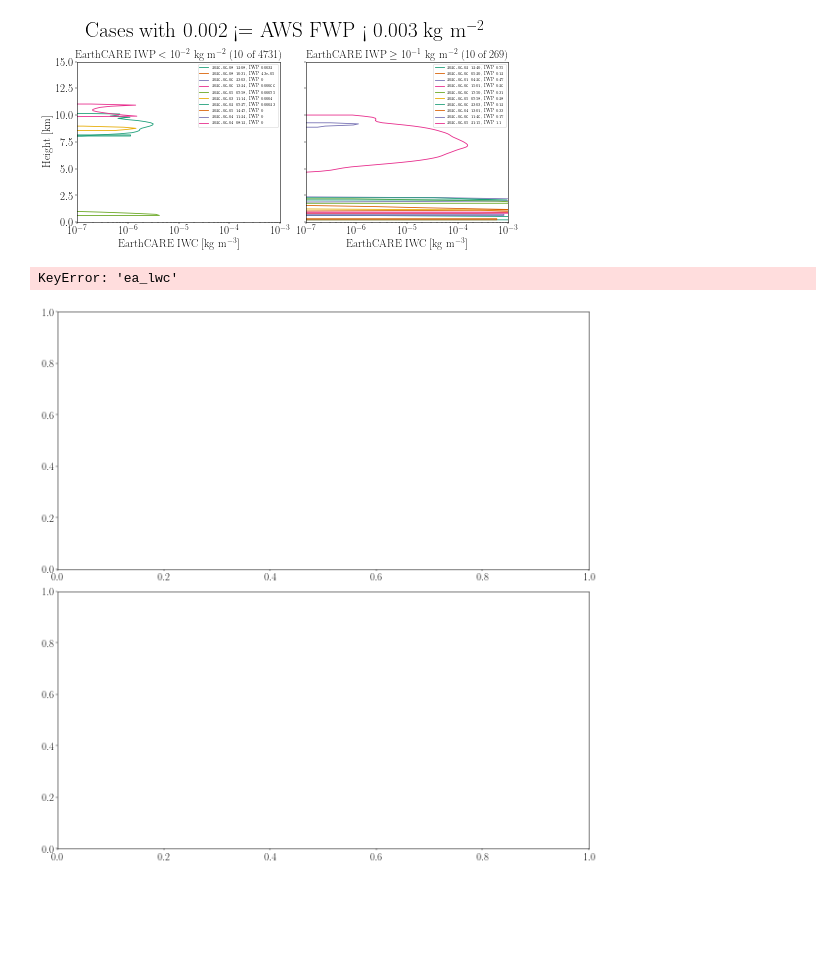
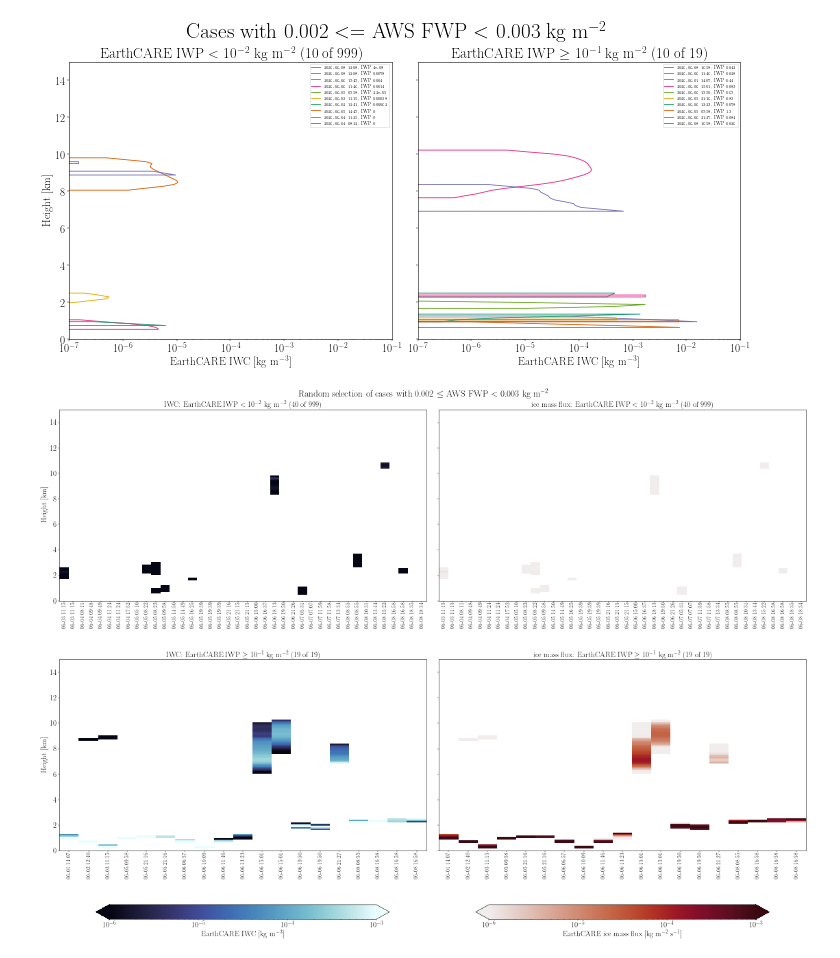
Before and after one commit to elliemay481/AWS_Arctic, a Jupyter notebook: notebooks/inspect_aws_fwp_band.ipynb, the cells around one changed output. Saved outputs shown, nothing was run; the diff lists cells and outputs as text; code cells hidden in the pictures; blank space fills up the shorter version.

```diff
--- a/notebooks/inspect_aws_fwp_band.ipynb
+++ b/notebooks/inspect_aws_fwp_band.ipynb
@@ -20,5 +21,5 @@ with open(f"../data/aws_fwp_band_0.002_0.003_cases_{date_str}.pkl", "rb") as f:
 fwp_min = cases["config"]["fwp_min"]
 fwp_max = cases["config"]["fwp_max"]
 
-low = cases["ea_iwp"] < 1e-2        # EarthCARE saw little or no ice
-high = cases["ea_iwp"] >= 1e-1
+low = cases["ea_iwp_closest"] < 1e-2        # EarthCARE saw little or no ice
+high = cases["ea_iwp_closest"] >= 1e-1
@@ -120,8 +132,6 @@ surface_class = np.where(largest_frac > 0.9,
 surface_class[~has_frac] = "missing"
 
 classes = list(surface_types) + ["mixed", "missing"]
-low = cases["ea_iwp"] < 1e-2        # EarthCARE saw little or no ice
-high = cases["ea_iwp"] >= 1e-1
 
 counts_low = np.array([np.sum((surface_class == c) & low) for c in classes])
 counts_high = np.array([np.sum((surface_class == c) & high) for c in classes])
@@ -164,7 +174,7 @@ fraction of cases per surface type (EarthCARE IWP < 1e-2, >= 1e-2):
 # %%
 rng = np.random.default_rng(0)   # fixed seed, so the same cases are drawn each time
 
-fig, axes = plt.subplots(1, 2, figsize=(12, 6), sharey=True)
+fig, axes = plt.subplots(1, 2, figsize=(18, 9), sharey=True)
 
 for ax, group, title in [
     (axes[0], low, r"EarthCARE IWP $<$ 10$^{-2}$ kg m$^{-2}$"),
@@ -178,63 +188,70 @@ for ax, group, title in [
         ax.plot(cases["ea_iwc"][i], cases["ea_height"][i] / 1000, lw=1.5, label=label)
 
     ax.set_xscale("log")
-    ax.set_xlim(1e-7, 1e-3)
+    ax.set_xlim(1e-7, 1e-1)
     ax.set_xlabel(r"EarthCARE IWC [kg m$^{-3}$]")
-    ax.set_title(f"{title} ({chosen.size} of {idx.size})")
+    ax.set_title(f"{title} ({chosen.size} of {idx.size})", fontsize=26)
     ax.legend(fontsize=8, loc="upper right")
 
 axes[0].set_ylim(0, 15)
 axes[0].set_ylabel("Height [km]")
-fig.suptitle(f"Cases with {fwp_min:g} <= AWS FWP < {fwp_max:g} kg m$^{{-2}}$")
+fig.suptitle(f"Cases with {fwp_min:g} $<=$ AWS FWP $<$ {fwp_max:g} kg m$^{{-2}}$")
 fig.tight_layout()
 plt.show()
 # %% [output]
-[figure, old version]
+[figure, new version]
 # %%
-import cmocean as cmc
 
 rng = np.random.default_rng(2)   # fixed seed, so the same cases are drawn each time
 
-fig, axes = plt.subplots(2, 1, figsize=(15, 15), sharey=True, layout="constrained")
+fig, axes = plt.subplots(2, 2, figsize=(28, 20), sharey=True, layout="constrained")
 
-for ax, group, title in [
-    (axes[0], low, r"EarthCARE IWP $<$ 10$^{-2}$ kg m$^{-2}$"),
-    (axes[1], high, r"EarthCARE IWP $\geq$ 10$^{-1}$ kg m$^{-2}$"),
+for row, group, title in [
+    (0, low, r"EarthCARE IWP $<$ 10$^{-2}$ kg m$^{-2}$"),
+    (1, high, r"EarthCARE IWP $\geq$ 10$^{-1}$ kg m$^{-2}$"),
 ]:
     idx = np.flatnonzero(group)
     chosen = np.sort(rng.choice(idx, size=min(40, idx.size), replace=False))
 
     iwc = cases["ea_iwc"][chosen]                   # (case, level)
-    iwc = cases["ea_lwc"][chosen]                   # (case, level)
+    flux = cases["ea_ice_mass_flux"][chosen]        # (case, level)
     height = cases["ea_height"][chosen] / 1e3       # (case, level), km
     x_2d = np.broadcast_to(np.arange(chosen.size)[:, None], iwc.shape)
 
-    pm = ax.pcolormesh(x_2d.T, height.T, iwc.T,
-                       shading="nearest", norm=LogNorm(vmin=1e-6, vmax=1e-3),
-                       cmap=cmc.cm.ice)
-    pm2 = ax.pcolormesh(x_2d.T, height.T, lwc.T,
-                       shading="nearest", norm=LogNorm(vmin=1e-6, vmax=1e-3),
-                       cmap=cmc.cm.matter_r)
+    # left: ice water content
+    pm_iwc = axes[row, 0].pcolormesh(x_2d.T, height.T, iwc.T,
+                                     shading="nearest", norm=LogNorm(vmin=1e-6, vmax=1e-3),
+                                     cmap=cmc.cm.ice)
+    # right: ice mass flux, for the same cases
+    pm_flux = axes[row, 1].pcolormesh(x_2d.T, height.T, flux.T,
+                                      shading="nearest", norm=LogNorm(vmin=1e-6, vmax=1e-3),
+                                      cmap=cmc.cm.amp)
 
-    # label each column with the case's time
-    ax.set_xticks(np.arange(chosen.size))
-    ax.set_xticklabels([f"{pd.Timestamp(cases['time'][i]):%m-%d %H:%M}" for i in chosen],
-                       rotation=90, fontsize=14)
-    ax.set_title(f"{title} ({chosen.size} of {idx.size})")
+    # label each column with the case's time, in both panels
+    time_labels = [f"{pd.Timestamp(cases['time'][i]):%m-%d %H:%M}" for i in chosen]
+    for col, name in [(0, "IWC"), (1, "ice mass flux")]:
+        ax = axes[row, col]
+        ax.set_xticks(np.arange(chosen.size))
+        ax.set_xticklabels(time_labels, rotation=90, fontsize=14)
+        ax.set_title(f"{name}: {title} ({chosen.size} of {idx.size})")
 
-axes[0].set_ylim(0, 15)
-axes[0].set_ylabel("Height [km]")
-axes[1].set_ylabel("Height [km]")
-fig.colorbar(pm, ax=axes, orientation="horizontal", extend="both", shrink=0.6,
+axes[0, 0].set_ylim(0, 15)
+axes[0, 0].set_ylabel("Height [km]")
+axes[1, 0].set_ylabel("Height [km]")
+
+# one colour bar under each column
+fig.colorbar(pm_iwc, ax=axes[:, 0], orientation="horizontal", extend="both", shrink=0.8,
              label=r"EarthCARE IWC [kg m$^{-3}$]")
+fig.colorbar(pm_flux, ax=axes[:, 1], orientation="horizontal", extend="both", shrink=0.8,
+             label=r"EarthCARE ice mass flux [kg m$^{-2}$ s$^{-1}$]")
+
 fig.suptitle(f"Random selection of cases with {fwp_min:g} $\\leq$ AWS FWP $<$ {fwp_max:g} kg m$^{{-2}}$",
              fontsize=24)
 
-# space between the panels, as a fraction of the figure height
-fig.get_layout_engine().set(hspace=0.08)
+# space between the panels, as a fraction of the figure size
+fig.get_layout_engine().set(hspace=0.08, wspace=0.03)
 
 plt.savefig("../figures/aws_band/random_profiles.png",
             facecolor="white", bbox_inches="tight", dpi=200)
 # %% [output]
-KeyError: 'ea_lwc'
-[figure, old version]
+[figure, new version]
```
Also changed, not shown: parts of 10 cells of this notebook, 40 other files.
